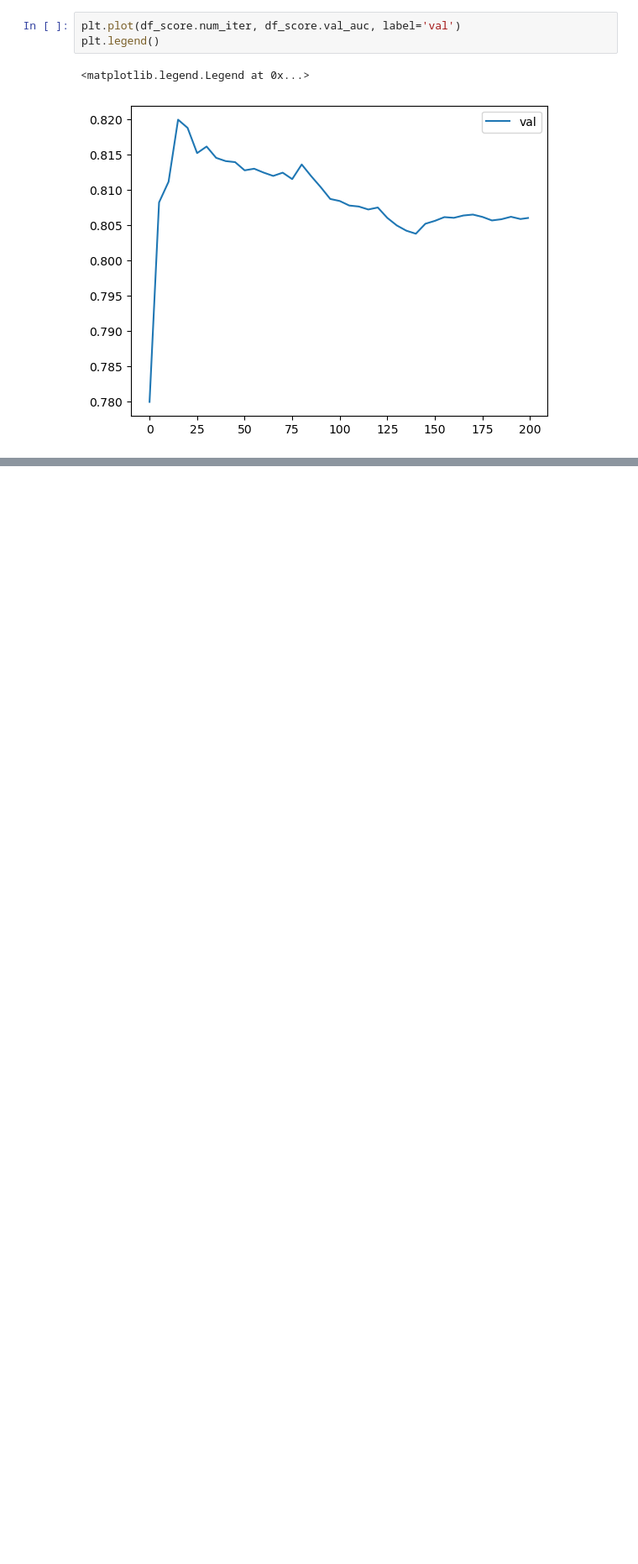
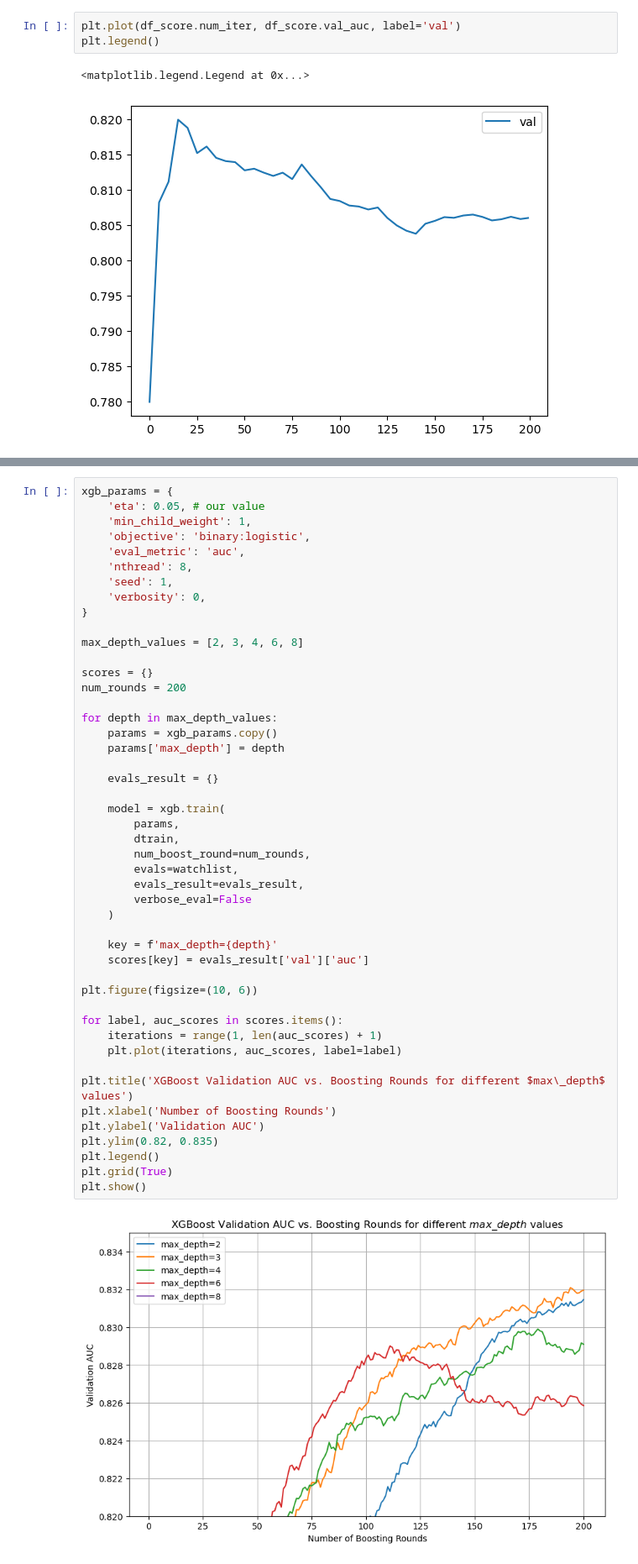
Before and after one commit to TheManuAi/ML-Zoomcamp, a Jupyter notebook: Week6 - Trees/ML-trees.ipynb, the cells around one changed output, grey strips where cells are left out. Shown at 84% size. Drawn from its saved outputs; the diff is of its cells as text; blank space fills up the shorter version.

```diff
--- a/Week6 - Trees/ML-trees.ipynb
+++ b/Week6 - Trees/ML-trees.ipynb
@@ -767,0 +818,49 @@ plt.legend()
+# %%
+xgb_params = {
+    'eta': 0.05, # our value
+    'min_child_weight': 1,
+    'objective': 'binary:logistic',
+    'eval_metric': 'auc',
+    'nthread': 8,
+    'seed': 1,
+    'verbosity': 0,
+}
+
+max_depth_values = [2, 3, 4, 6, 8]
+
+scores = {}
+num_rounds = 200
+
+for depth in max_depth_values:
+    params = xgb_params.copy()
+    params['max_depth'] = depth
+
+    evals_result = {}
+
+    model = xgb.train(
+        params,
+        dtrain,
+        num_boost_round=num_rounds,
+        evals=watchlist,
+        evals_result=evals_result,
+        verbose_eval=False
+    )
+
+    key = f'max_depth={depth}'
+    scores[key] = evals_result['val']['auc']
+
+plt.figure(figsize=(10, 6))
+
+for label, auc_scores in scores.items():
+    iterations = range(1, len(auc_scores) + 1)
+    plt.plot(iterations, auc_scores, label=label)
+
+plt.title('XGBoost Validation AUC vs. Boosting Rounds for different $max\_depth$ values')
+plt.xlabel('Number of Boosting Rounds')
+plt.ylabel('Validation AUC')
+plt.ylim(0.82, 0.835)
+plt.legend()
+plt.grid(True)
+plt.show()
+# %% [output]
+[figure, added]
```
Also changed, not shown: parts of 9 cells of this notebook.
